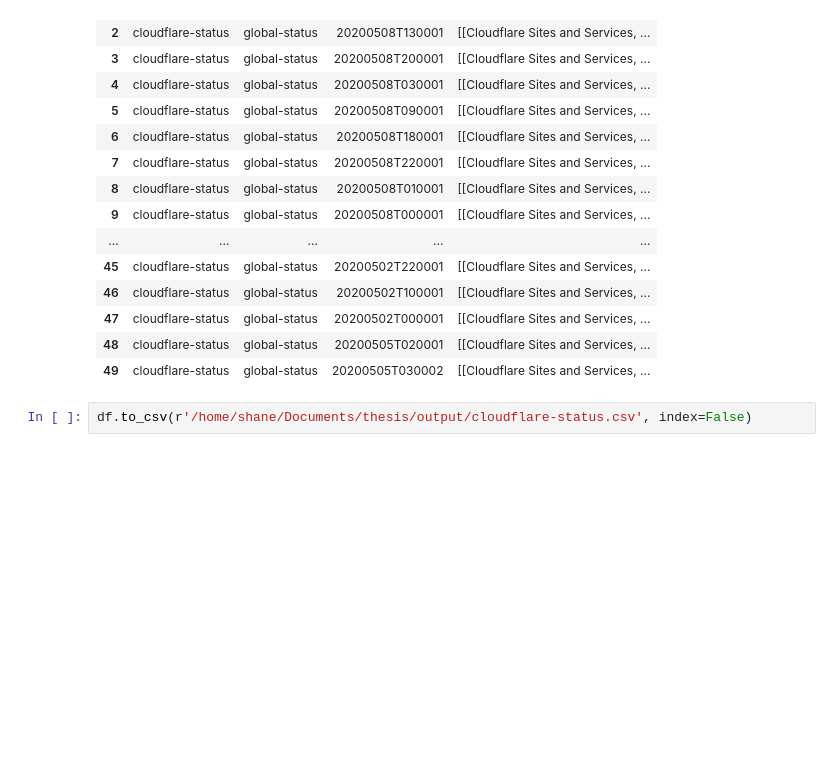
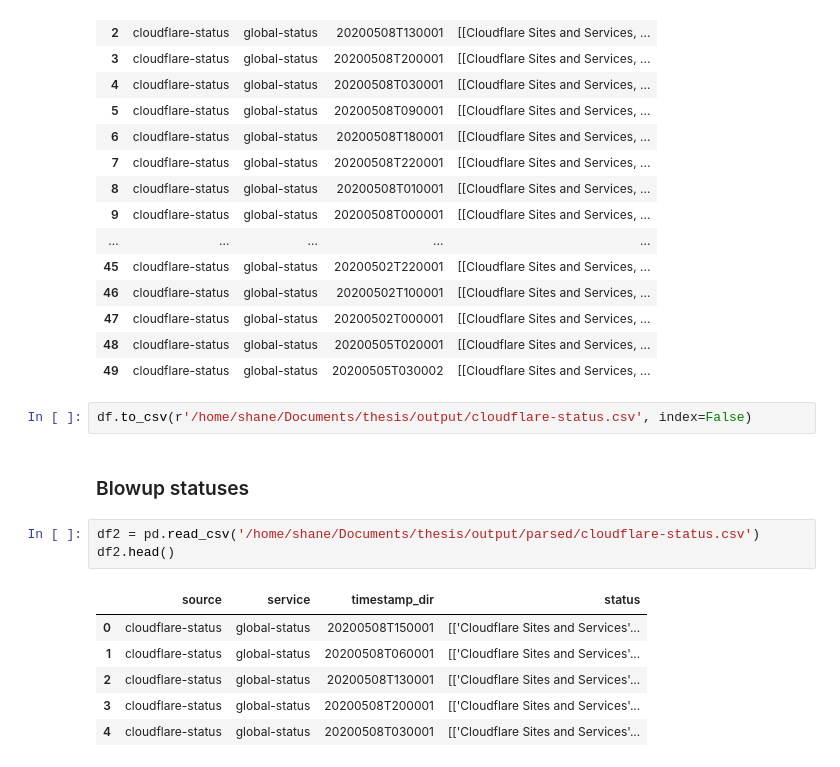
Before and after one commit to shanemin/thesis-msc-cloud-failures, a Jupyter notebook: scripts/parsers/cloudflare-status.ipynb, the cells around one changed output. Cells and saved outputs as stored; diff of their text form; blank space fills up the shorter version.

```diff
--- a/scripts/parsers/cloudflare-status.ipynb
+++ b/scripts/parsers/cloudflare-status.ipynb
@@ -86,3 +86,15 @@ df.head(50)
 | 49 | cloudflare-status | global-status | 20200505T030002 | [[Cloudflare Sites and Services, ... |
 # %%
 df.to_csv(r'/home/shane/Documents/thesis/output/cloudflare-status.csv', index=False)
+# %% [markdown]
+### Blowup statuses
+# %%
+df2 = pd.read_csv('/home/shane/Documents/thesis/output/parsed/cloudflare-status.csv')
+df2.head()
+# %% [output]
+|  | source | service | timestamp_dir | status |
+| 0 | cloudflare-status | global-status | 20200508T150001 | [['Cloudflare Sites and Services'... |
+| 1 | cloudflare-status | global-status | 20200508T060001 | [['Cloudflare Sites and Services'... |
+| 2 | cloudflare-status | global-status | 20200508T130001 | [['Cloudflare Sites and Services'... |
+| 3 | cloudflare-status | global-status | 20200508T200001 | [['Cloudflare Sites and Services'... |
+| 4 | cloudflare-status | global-status | 20200508T030001 | [['Cloudflare Sites and Services'... |
```
Also changed, not shown: parts of 11 cells of this notebook, 3 other files.
